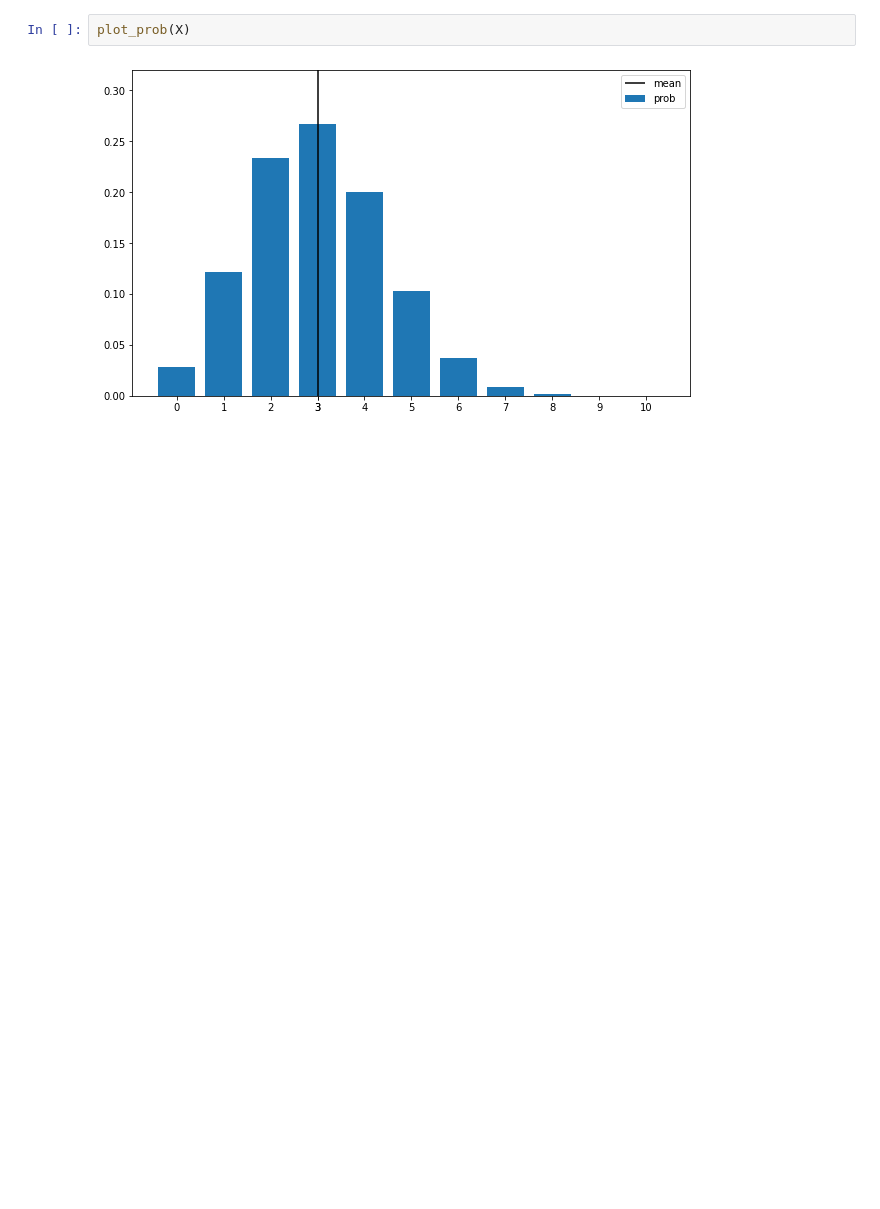
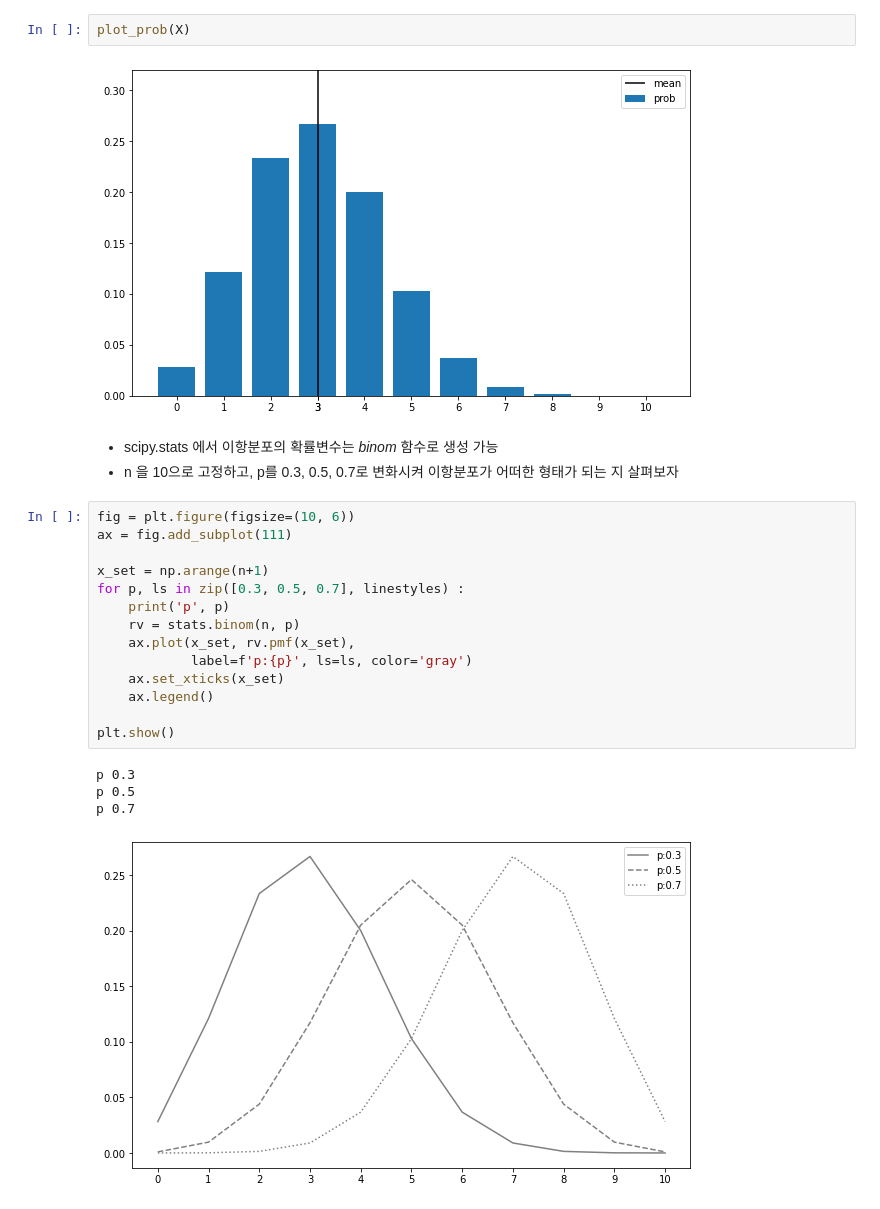
Before and after one commit to johyunkang/python_stat, a Jupyter notebook: chapter06.ipynb, the cells around one changed output. Drawn from its saved outputs; the diff is of its cells as text; blank space fills up the shorter version.

```diff
--- a/chapter06.ipynb
+++ b/chapter06.ipynb
@@ -227,3 +227,25 @@ variance 2.1
 plot_prob(X)
 # %% [output]
 [figure]
+# %% [markdown]
+- scipy.stats 에서 이항분포의 확률변수는 *binom* 함수로 생성 가능
+- n 을 10으로 고정하고, p를 0.3, 0.5, 0.7로 변화시켜 이항분포가 어떠한 형태가 되는 지 살펴보자
+# %%
+fig = plt.figure(figsize=(10, 6))
+ax = fig.add_subplot(111)
+
+x_set = np.arange(n+1)
+for p, ls in zip([0.3, 0.5, 0.7], linestyles) :
+    print('p', p)
+    rv = stats.binom(n, p)
+    ax.plot(x_set, rv.pmf(x_set),
+            label=f'p:{p}', ls=ls, color='gray')
+    ax.set_xticks(x_set)
+    ax.legend()
+
+plt.show()
+# %% [output]
+p 0.3
+p 0.5
+p 0.7
+[figure, added]
```
Also changed, not shown: parts of 13 cells of this notebook.
